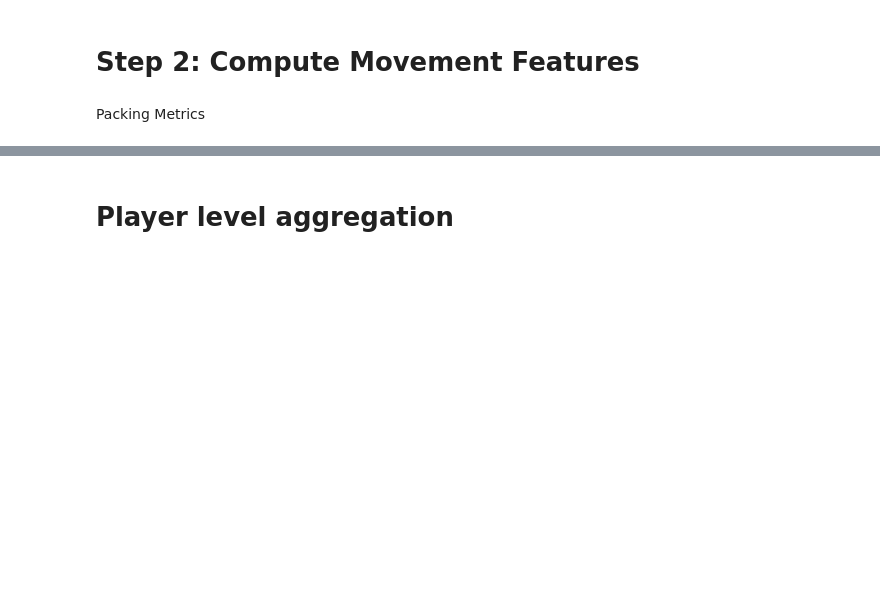
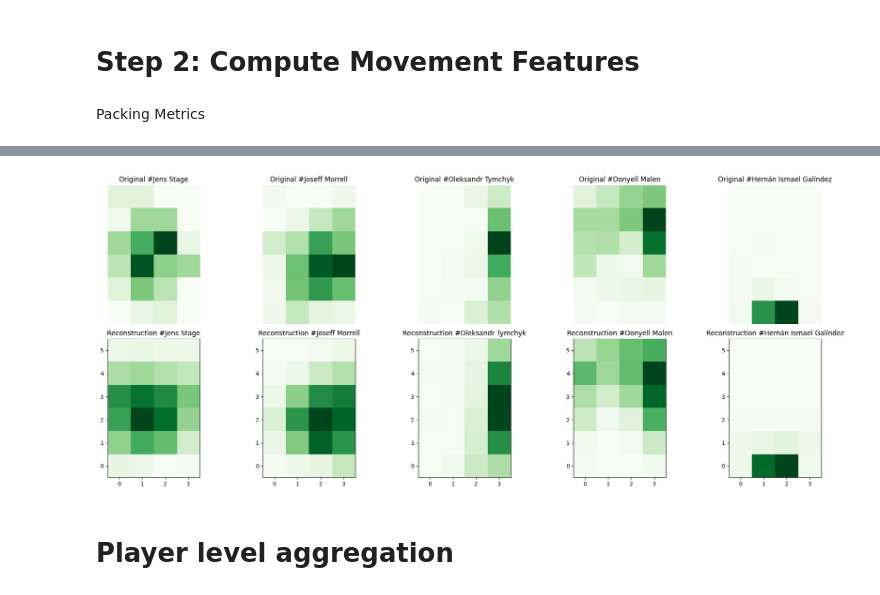
Before and after one commit to J0NAS12/Football-Scouting-with-Event-Data, a Jupyter notebook: backend/clustering_positions.ipynb, the cells around one changed output, grey strips where cells are left out. Cells and saved outputs as stored; diff of their text form; code cells hidden in the pictures; blank space fills up the shorter version.

```diff
--- a/backend/clustering_positions.ipynb
+++ b/backend/clustering_positions.ipynb
@@ -206,3 +299,32 @@ df_event = df_event.merge(teammate_forward, on='id', how='left')
+# %%
+import matplotlib.pyplot as plt
+import numpy as np
+import torch
+
+indices = np.random.choice(len(X), size=5, replace=False)
+
+# Get reconstructions
+model.eval()
+with torch.no_grad():
+    inputs = X[indices].to(device)
+    recons = model(inputs).cpu()
+
+fig, axes = plt.subplots(2, 5, figsize=(20, 8))
+
+for i in range(5):
+    row = 0 if i < 5 else 1   # first 5 originals in row 0, next 5 reconstructions in row 1
+    col = i % 5
+
+    axes[0, col].imshow(inputs[i,0].cpu(), cmap='Greens', origin='lower')
+    axes[0, col].set_title(f"Original #{player_name[player_name["player_id"] == ids[indices[i]]].iloc[0].player_name}")
+    axes[1, col].imshow(recons[i,0], cmap='Greens', origin='lower')
+    axes[1, col].set_title(f"Reconstruction #{player_name[player_name["player_id"] == ids[indices[i]]].iloc[0].player_name}")
+    axes[row, col].axis('off')
+
+plt.tight_layout()
+plt.show()
+# %% [output]
+[figure, added]
 # %% [markdown]
 # Player level aggregation
 # %%
```
Also changed, not shown: parts of 77 cells of this notebook, 31 other files.
